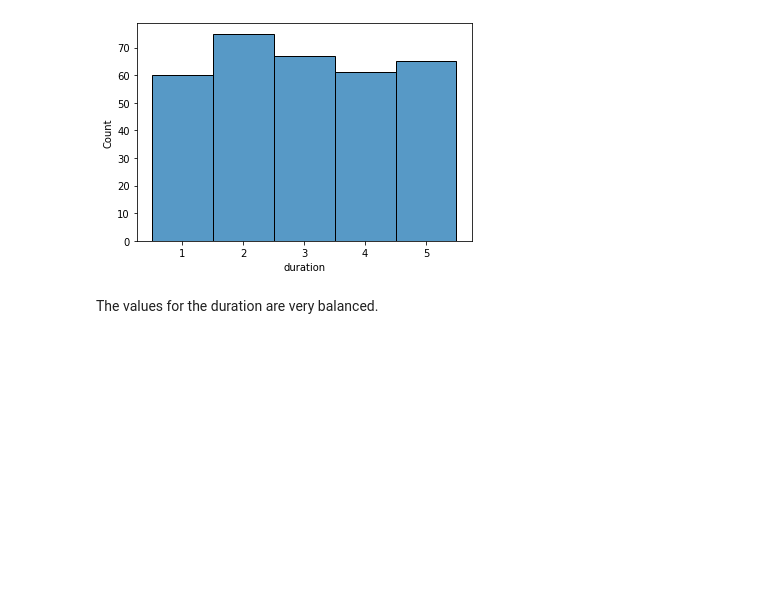
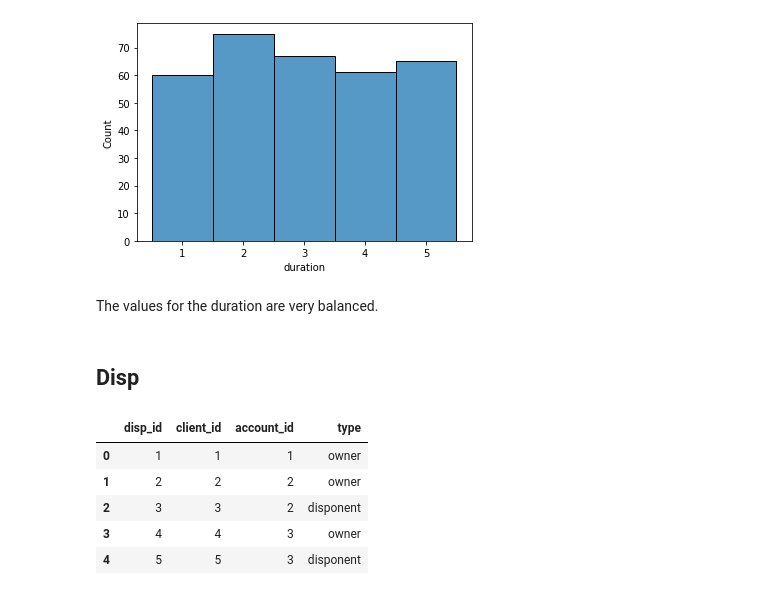
Before and after one commit to Samuuuh/feup-ac, a Jupyter notebook: docs/data_understanding.ipynb, the cells around one changed output. Cells and saved outputs as stored; diff of their text form; code cells hidden in the pictures; blank space fills up the shorter version.

```diff
--- a/docs/data_understanding.ipynb
+++ b/docs/data_understanding.ipynb
@@ -83,3 +83,15 @@ sns.histplot(data=loans, x='duration', discrete=True)
 [figure]
 # %% [markdown]
 The values for the duration are very balanced.
+# %% [markdown]
+## Disp
+# %%
+disp = read_frame("disp")
+disp.head()
+# %% [output]
+|  | disp_id | client_id | account_id | type |
+| 0 | 1 | 1 | 1 | owner |
+| 1 | 2 | 2 | 2 | owner |
+| 2 | 3 | 3 | 2 | disponent |
+| 3 | 4 | 4 | 3 | owner |
+| 4 | 5 | 5 | 3 | disponent |
```
Also changed, not shown: parts of 9 cells of this notebook.
